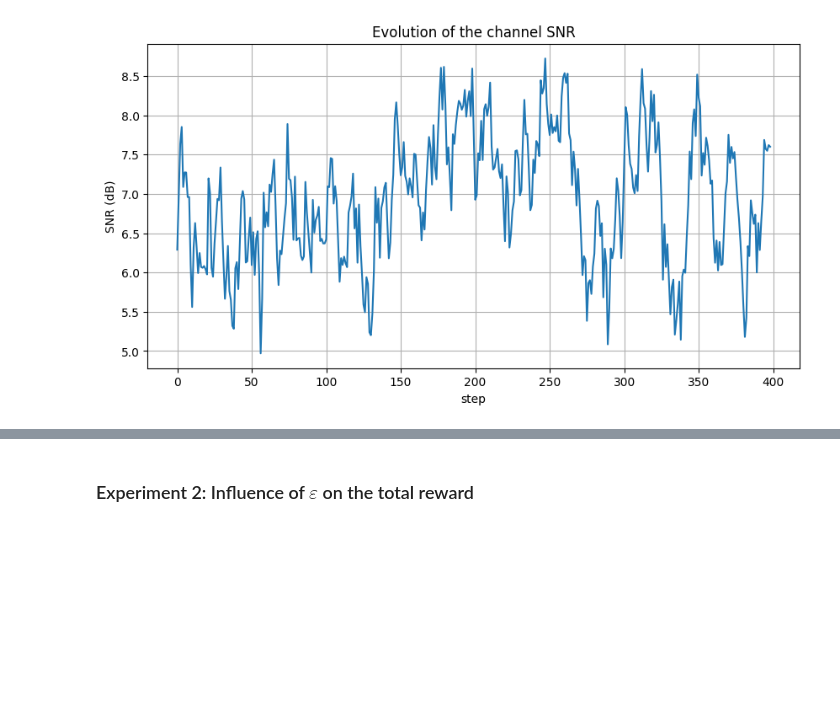
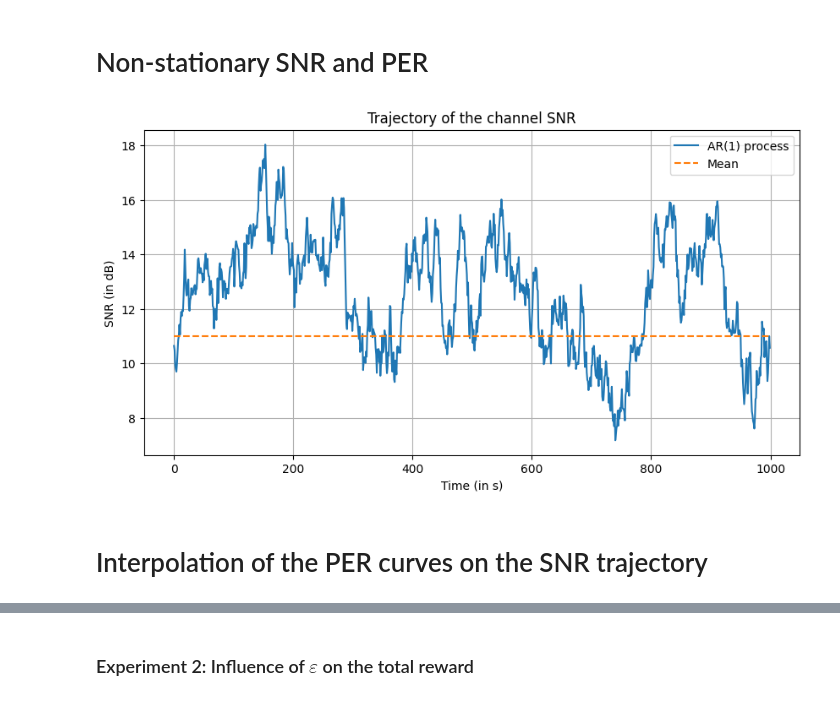
Before and after one commit to ThomasAussagues/uwa_reinforcement_learning, a Jupyter notebook: scenario_2.ipynb, the cells around one changed output, grey strips where cells are left out. Drawn from its saved outputs; the diff is of its cells as text; code cells hidden in the pictures; blank space fills up the shorter version.

```diff
--- a/scenario_2.ipynb
+++ b/scenario_2.ipynb
@@ -8,3 +15,24 @@ from functions.rewards import get_reward
+# %%
+# Fix the seed
+np.random.seed(1)
+# Number of agents
+C_N_AGENTS = 2000
+# Maximal time in s
+C_T_MAX = 1000
+# Learning-rate
+C_LEARNING_RATE = 0.1
+# Signal to Noise Ratio in dB
+C_SNR_DB = 11
+# Sampling frequency in Hz
+C_SAMPLING_FREQ_HZ = 1
+# Coherence time in s
+C_COHERENCE_S = 60
+# Power spread in dB
+C_POWER_SPREAD = 10
+# Bitrates in bits/s
+C_BITRATES_BITS_PER_S =np.array([2520, 840, 360, 168])
+# %% [markdown]
+# Non-stationary SNR and PER
 # %%
 def ar1_channel_power(P_avg_dB, sigma2_P_dB, tc, fs, D):
     n_tc = tc*fs
@@ -20,6 +48,6 @@ def ar1_channel_power(P_avg_dB, sigma2_P_dB, tc, fs, D):
     for k in range(1, C_NWARM + N):
         Y[k] = phi*Y[k-1] + e[k]
 
-    P_dB = P_avg_dB + Y[C_NWARM + 1:]
+    P_dB = P_avg_dB + Y[C_NWARM:]
 
     return P_dB
@@ -34,13 +54,21 @@ P_dB = ar1_channel_power(P_avg_dB, sigma2_P_dB, tc, fs, D)
+# %%
+# Get the SNR trajectory
+v_snr = ar1_channel_power(C_SNR_DB, C_POWER_SPREAD, C_COHERENCE_S, C_SAMPLING_FREQ_HZ, C_T_MAX)
 # %%
+# Plot of the SNR trajectory
 fig, ax = plt.subplots(figsize=(10, 5))
-ax.plot(P_dB)
-ax.set_xlabel('step')
-ax.set_ylabel('SNR (dB)')
-ax.set_title('Evolution of the channel SNR')
+ax.plot(v_snr, label = "AR(1) process")
+ax.plot(np.ones_like(v_snr) * C_SNR_DB, label = "Mean", linestyle = "dashed")
+ax.set_xlabel('Time (in s)')
+ax.set_ylabel('SNR (in dB)')
+ax.set_title('Trajectory of the channel SNR')
 ax.grid(True)
+ax.legend()
 plt.show()
 # %% [output]
-[figure, old version]
+[figure, new version]
+# %% [markdown]
+# Interpolation of the PER curves on the SNR trajectory
 # %%
 def supposed(x , alpha, offset, factor, up):
     return factor*(((np.exp(-alpha*(x-offset)) - np.exp(alpha*(x-offset)))/(np.exp(-alpha*(x-offset)) + np.exp(alpha*(x-offset)))) + up)
```
Also changed, not shown: parts of 24 cells of this notebook.
